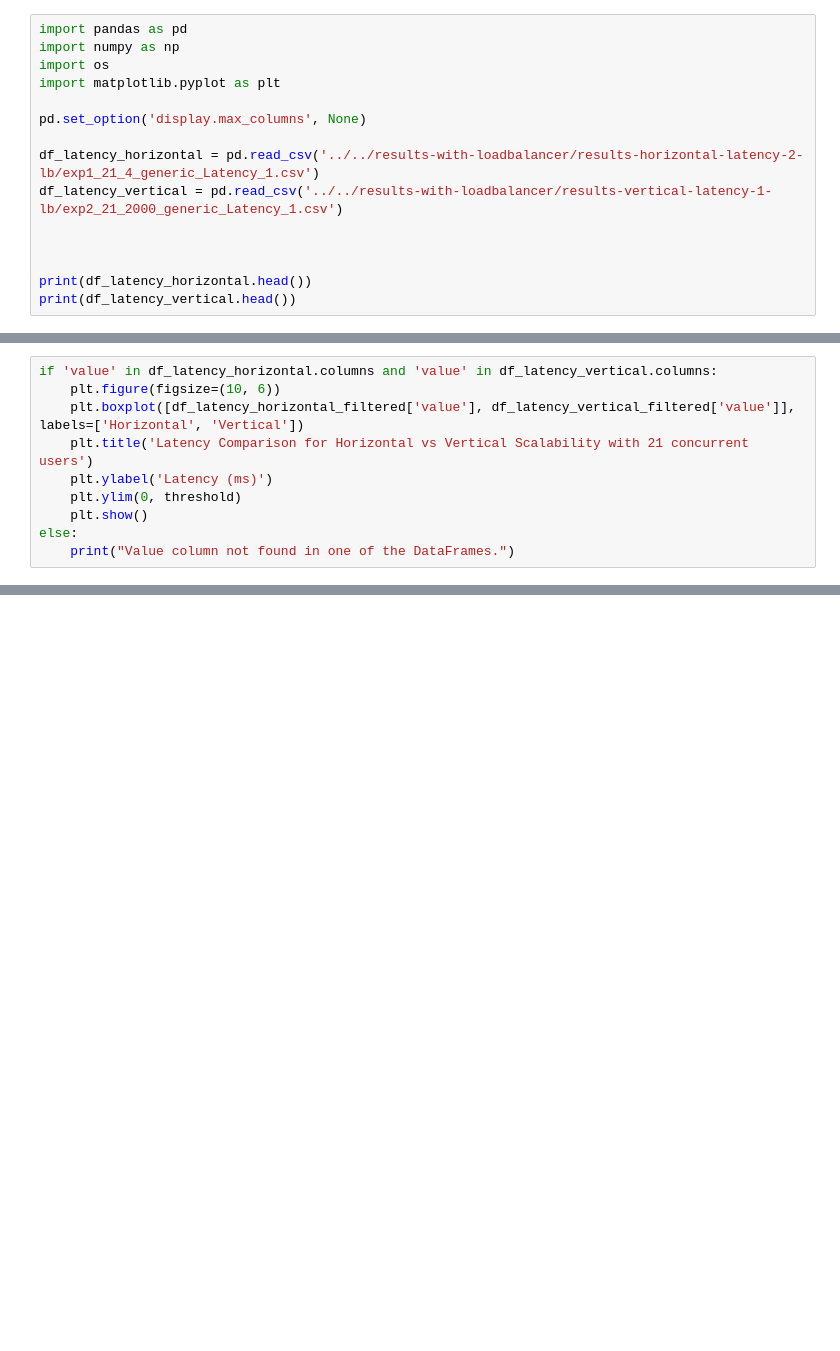
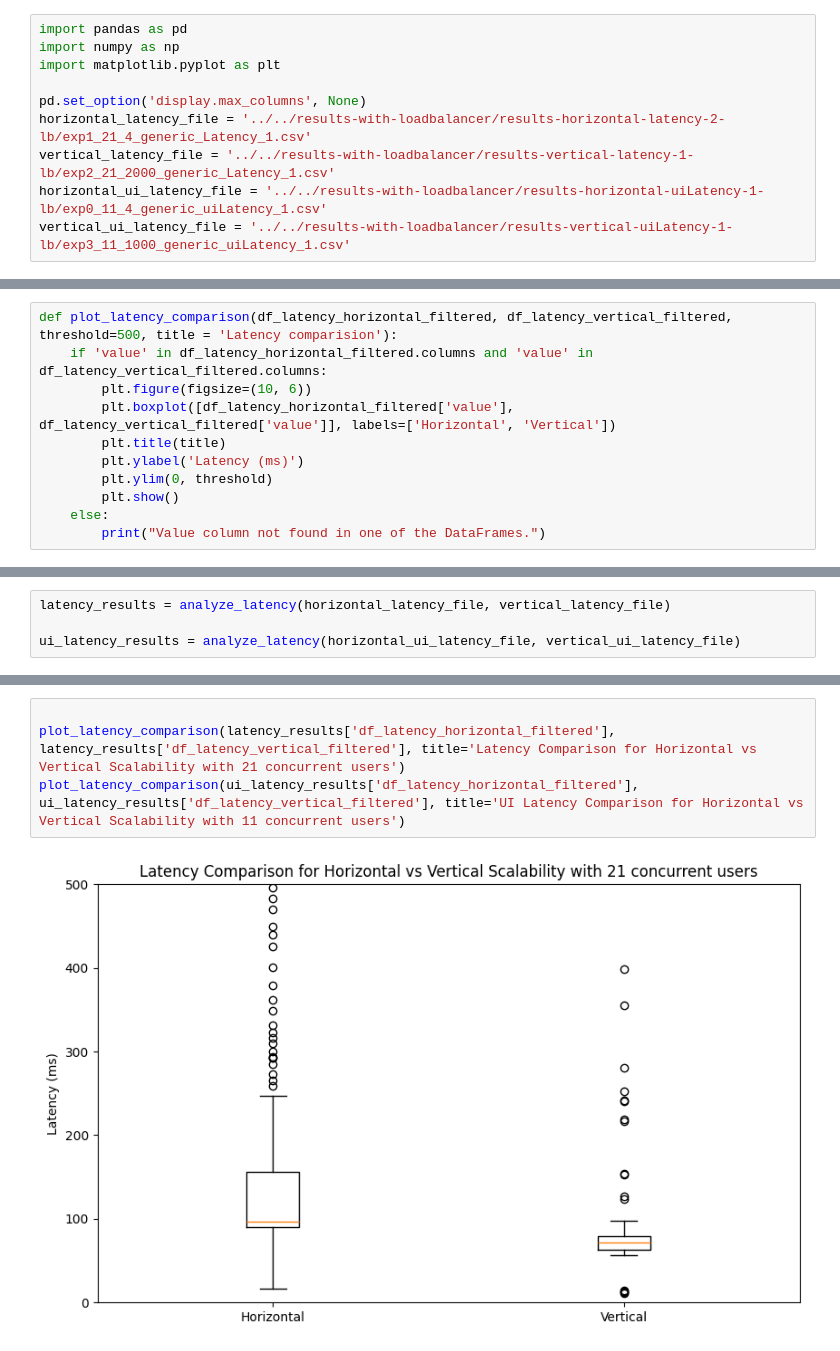
Before and after one commit to RaymondSWE/Thesis, a Jupyter notebook: analysis/notebook/testcase_analysis.ipynb, the cells around one changed output, grey strips where cells are left out. Saved outputs shown, nothing was run; the diff lists cells and outputs as text; blank space fills up the shorter version.

Commit message:
more analysis graph added

```diff
--- a/analysis/notebook/testcase_analysis.ipynb
+++ b/analysis/notebook/testcase_analysis.ipynb
@@ -1,15 +1,10 @@
 # %%
 import pandas as pd
 import numpy as np
-import os
 import matplotlib.pyplot as plt
 
 pd.set_option('display.max_columns', None)
-
-df_latency_horizontal = pd.read_csv('../../results-with-loadbalancer/results-horizontal-latency-2-lb/exp1_21_4_generic_Latency_1.csv')
-df_latency_vertical = pd.read_csv('../../results-with-loadbalancer/results-vertical-latency-1-lb/exp2_21_2000_generic_Latency_1.csv')
-
-
-
-print(df_latency_horizontal.head())
-print(df_latency_vertical.head())
+horizontal_latency_file = '../../results-with-loadbalancer/results-horizontal-latency-2-lb/exp1_21_4_generic_Latency_1.csv'
+vertical_latency_file = '../../results-with-loadbalancer/results-vertical-latency-1-lb/exp2_21_2000_generic_Latency_1.csv'
+horizontal_ui_latency_file = '../../results-with-loadbalancer/results-horizontal-uiLatency-1-lb/exp0_11_4_generic_uiLatency_1.csv'
+vertical_ui_latency_file = '../../results-with-loadbalancer/results-vertical-uiLatency-1-lb/exp3_11_1000_generic_uiLatency_1.csv'
@@ -96,10 +42,11 @@ Vertical Requirement Met: False
 # %%
-if 'value' in df_latency_horizontal.columns and 'value' in df_latency_vertical.columns:
-    plt.figure(figsize=(10, 6))
-    plt.boxplot([df_latency_horizontal_filtered['value'], df_latency_vertical_filtered['value']], labels=['Horizontal', 'Vertical'])
-    plt.title('Latency Comparison for Horizontal vs Vertical Scalability with 21 concurrent users')
-    plt.ylabel('Latency (ms)')
-    plt.ylim(0, threshold)
-    plt.show()
-else:
-    print("Value column not found in one of the DataFrames.")
+def plot_latency_comparison(df_latency_horizontal_filtered, df_latency_vertical_filtered, threshold=500, title = 'Latency comparision'):
+    if 'value' in df_latency_horizontal_filtered.columns and 'value' in df_latency_vertical_filtered.columns:
+        plt.figure(figsize=(10, 6))
+        plt.boxplot([df_latency_horizontal_filtered['value'], df_latency_vertical_filtered['value']], labels=['Horizontal', 'Vertical'])
+        plt.title(title)
+        plt.ylabel('Latency (ms)')
+        plt.ylim(0, threshold)
+        plt.show()
+    else:
+        print("Value column not found in one of the DataFrames.")
@@ -107,0 +53,4 @@ else:
+# %%
+latency_results = analyze_latency(horizontal_latency_file, vertical_latency_file)
+
+ui_latency_results = analyze_latency(horizontal_ui_latency_file, vertical_ui_latency_file)
@@ -107,0 +66,6 @@ else:
+# %%
+
+plot_latency_comparison(latency_results['df_latency_horizontal_filtered'], latency_results['df_latency_vertical_filtered'], title='Latency Comparison for Horizontal vs Vertical Scalability with 21 concurrent users')
+plot_latency_comparison(ui_latency_results['df_latency_horizontal_filtered'], ui_latency_results['df_latency_vertical_filtered'], title='UI Latency Comparison for Horizontal vs Vertical Scalability with 11 concurrent users')
+# %% [output]
+[figure, added]
```
Also changed, not shown: parts of 7 cells of this notebook.
